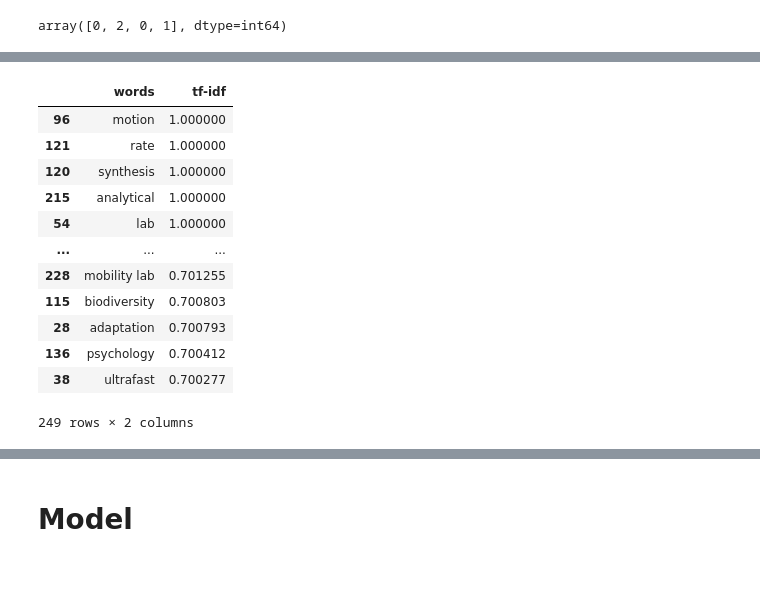
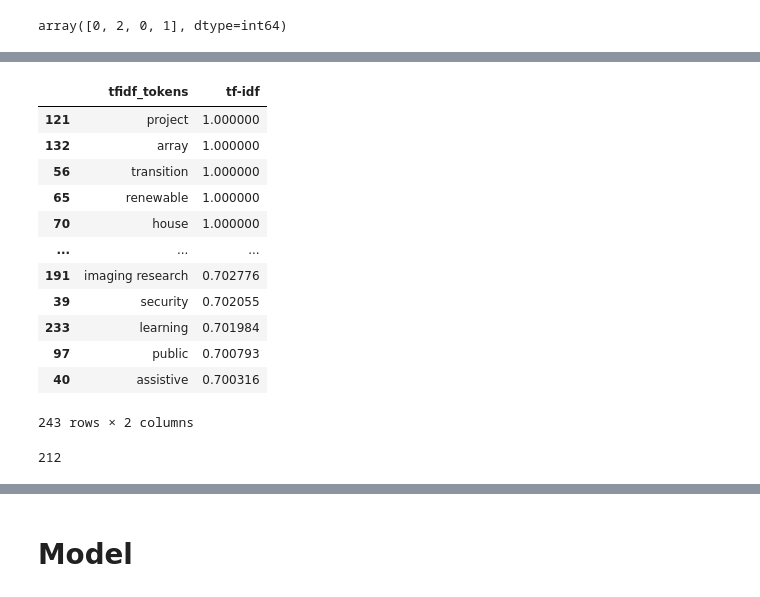
Before and after one commit to Amotagh/ORF, a Jupyter notebook: notebooks/3-model.ipynb, the cells around one changed output, grey strips where cells are left out. Saved outputs shown, nothing was run; the diff lists cells and outputs as text; code cells hidden in the pictures.

Commit message:
classification and models added

```diff
--- a/notebooks/3-model.ipynb
+++ b/notebooks/3-model.ipynb
@@ -98,5 +79,20 @@ y=df['y']
+# %%
+y1=df['label_total_project_costs'] #multiclass classifier model1
+y2=df['label_ontario_commitment'] #multiclass classifier model2
+y3=df['total_project_costs'] #regression model3
+y4=df['ontario_commitment']  # regression model 4
+y5=df['ontario_share']       #regression model 5
+x=df['project_title']
 # %%
-x_train,x_test,y_train,y_test =train_test_split(x,y)
+def split_data(x,y):
+    x_train,x_test,y_train,y_test=train_test_split(x,y,random_state=42)
+    return (x_train,x_test,y_train,y_test)
+# %%
+x_train,x_test,y_train1,y_test1 =split_data(x,y1)
+x_train,x_test,y_train2,y_test2 =split_data(x,y2)
+x_train,x_test,y_train3,y_test3 =split_data(x,y3)
+x_train,x_test,y_train4,y_test4 =split_data(x,y4)
+x_train,x_test,y_train5,y_test5 =split_data(x,y5)
 # %%
 len(x_train),len(x_test)
 # %% [output]
@@ -143,6 +137,6 @@ tfidfvectorizer = TfidfVectorizer(analyzer='word',
                              ngram_range=(1,3),
                              stop_words='english')
 # %%
-tfidfvectorizer.fit(x_train['project_title'])
-tfidf_train = tfidfvectorizer.transform(x_train['project_title'])
+tfidfvectorizer.fit(x_train)
+tfidf_train = tfidfvectorizer.transform(x_train)
 # %%
@@ -247,27 +242,31 @@ tfidf_train.shape
 # %%
 #extract the words for with the tf-idf of higher than 0.7 for train set.
 m=0
 d=[]
-for col in tfidf_train.nonzero()[1]:
-    if tfidf_train[tfidf_train.nonzero()[0][m],col] > 0.7:
+for col in tfidf_train1.nonzero()[1]:
+    if tfidf_train[tfidf_train1.nonzero()[0][m],col] > 0.7:
         #print (words[col], '-', tfidf_train[tfidf_train.nonzero()[0][m],col])
-        d.append((words[col],tfidf_train[tfidf_train.nonzero()[0][m],col]))
+        d.append((tfidf_tokens[col],tfidf_train1[tfidf_train1.nonzero()[0][m],col]))
         m=m+1
     else:
         m=m+1
-df=pd.DataFrame(d, columns=('words', 'tf-idf'))
+df=pd.DataFrame(d, columns=('tfidf_tokens', 'tf-idf'))
 df.sort_values(by=['tf-idf'],ascending=False)
 # %% [output]
-|  | words | tf-idf |
-| 96 | motion | 1.000000 |
-| 121 | rate | 1.000000 |
-| 120 | synthesis | 1.000000 |
-| 215 | analytical | 1.000000 |
-| 54 | lab | 1.000000 |
+|  | tfidf_tokens | tf-idf |
+| 121 | project | 1.000000 |
+| 132 | array | 1.000000 |
+| 56 | transition | 1.000000 |
+| 65 | renewable | 1.000000 |
+| 70 | house | 1.000000 |
 | ... | ... | ... |
-| 228 | mobility lab | 0.701255 |
-| 115 | biodiversity | 0.700803 |
-| 28 | adaptation | 0.700793 |
-| 136 | psychology | 0.700412 |
-| 38 | ultrafast | 0.700277 |
+| 191 | imaging research | 0.702776 |
+| 39 | security | 0.702055 |
+| 233 | learning | 0.701984 |
+| 97 | public | 0.700793 |
+| 40 | assistive | 0.700316 |
-249 rows × 2 columns
+243 rows × 2 columns
+# %%
+len(df['tfidf_tokens'].unique())
+# %% [output]
+212
```
Also changed, not shown: parts of 66 cells of this notebook, 4 other files.
